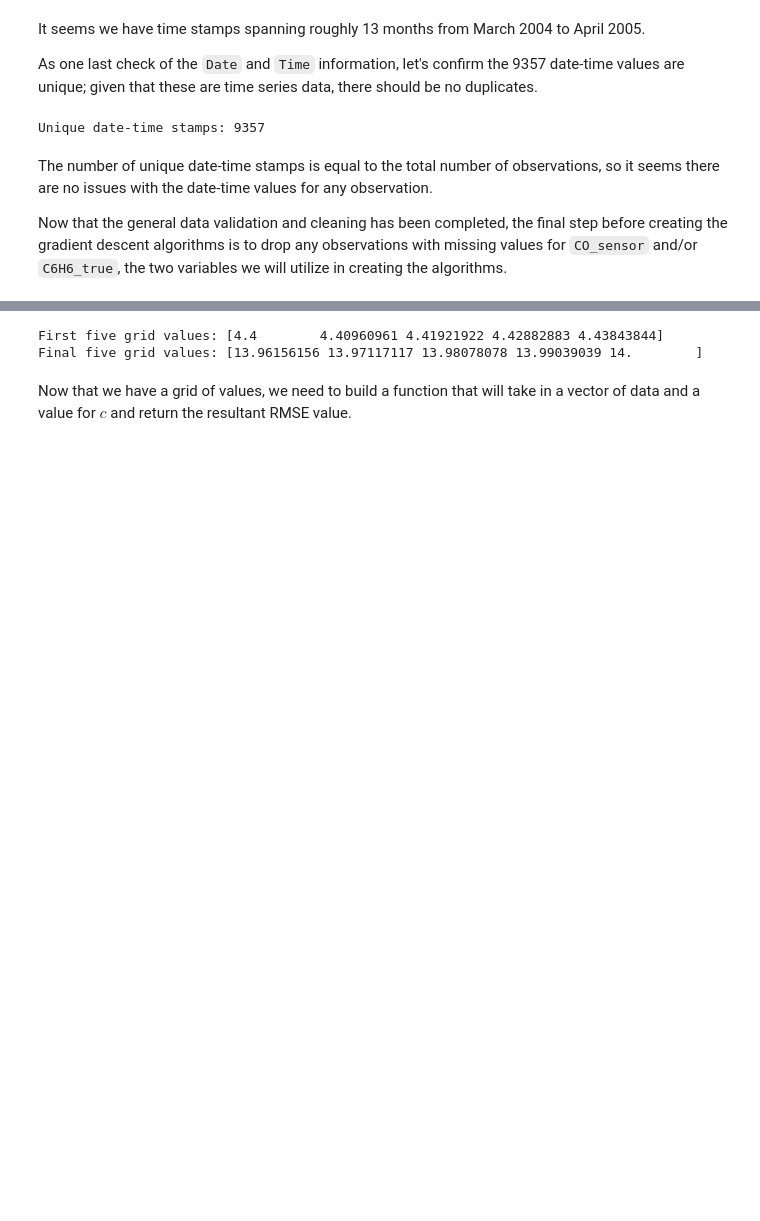
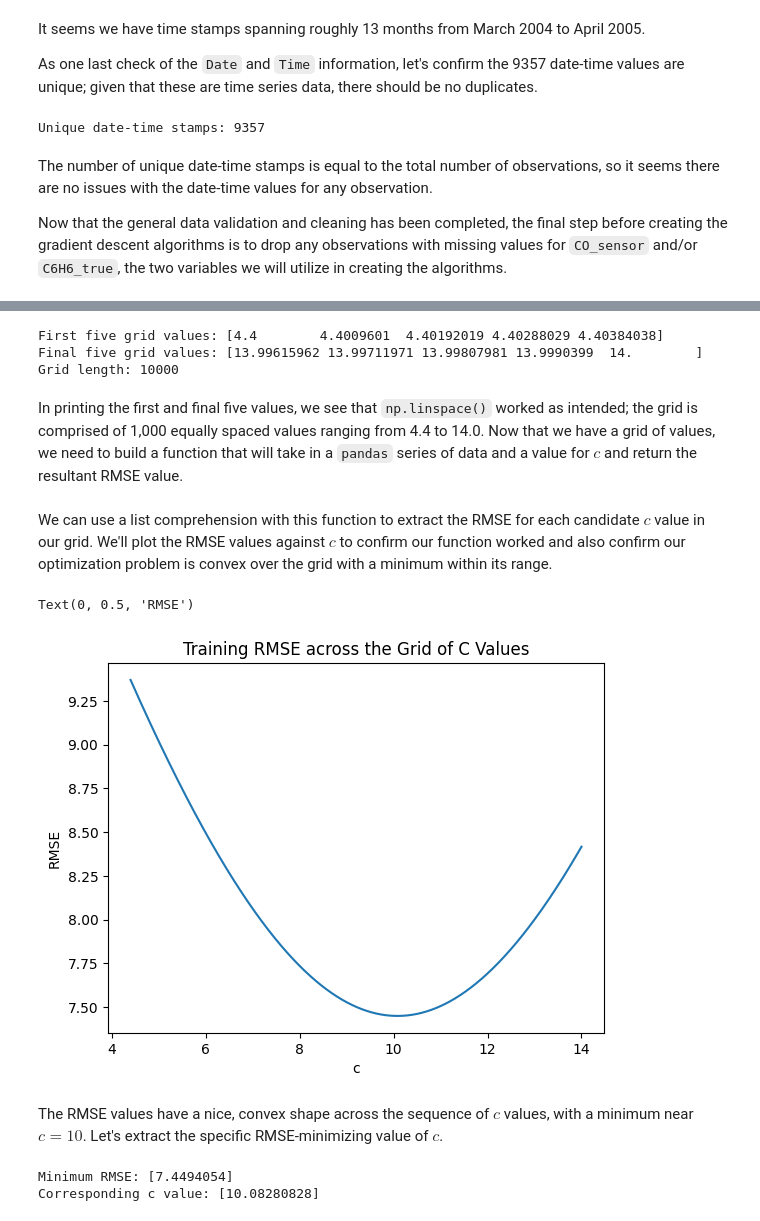
Before and after one commit to jccrews256/ST-554-Project1-Template, a Jupyter notebook: Task1/Task_1.ipynb, the cells around one changed output, grey strips where cells are left out. Saved outputs shown, nothing was run; the diff lists cells and outputs as text; code cells hidden in the pictures; blank space fills up the shorter version.

Commit message:
Adding grid search for optimal constant prediction

```diff
--- a/Task1/Task_1.ipynb
+++ b/Task1/Task_1.ipynb
@@ -202,7 +204,7 @@ The number of unique date-time stamps is equal to the total number of observatio
 Now that the general data validation and cleaning has been completed, the final step before creating the gradient descent algorithms is to drop any observations with missing values for `CO_sensor` and/or `C6H6_true`, the two variables we will utilize in creating the algorithms.
 # %%
 # Subsetting to only observations without missing values for CO_true and C6H6_true
-air_quality_df = air_quality_df.dropna(subset = ["CO_sensor", "C6H6_true"])
+air_quality_df = air_quality_df[["CO_sensor", "C6H6_true"]].dropna()
 
 print("Observations without missing values for either CO_sensor or C6H6_true:",
       air_quality_df.shape[0])
@@ -229,19 +231,50 @@ The first step is to determine the values of $c$ to test. It seems reasonable th
 C6H6_quartiles = air_quality_df.C6H6_true.quantile(q = [0.25, 0.75])
 
 # Generating grid for c ranging from first quartile to third quartile
-c_grid = np.linspace(C6H6_quartiles[0.25], C6H6_quartiles[0.75], 1000)
+c_grid = np.linspace(C6H6_quartiles[0.25], C6H6_quartiles[0.75], 10000)
 
 # Printing the first and final five grid values
 print("First five grid values:", c_grid[:5])
 print("Final five grid values:", c_grid[-5:])
+print("Grid length:", len(c_grid))
 # %% [output]
-First five grid values: [4.4        4.40960961 4.41921922 4.42882883 4.43843844]
-Final five grid values: [13.96156156 13.97117117 13.98078078 13.99039039 14.        ]
+First five grid values: [4.4        4.4009601  4.40192019 4.40288029 4.40384038]
+Final five grid values: [13.99615962 13.99711971 13.99807981 13.9990399  14.        ]
+Grid length: 10000
 # %% [markdown]
-Now that we have a grid of values, we need to build a function that will take in a vector of data and a value for $c$ and return the resultant RMSE value.
+In printing the first and final five values, we see that `np.linspace()` worked as intended; the grid is comprised of 1,000 equally spaced values ranging from 4.4 to 14.0. Now that we have a grid of values, we need to build a function that will take in a `pandas` series of data and a value for $c$ and return the resultant RMSE value.
 # %%
 # Constructing RMSE calculator function
 def rmse_calculator(y, c):
-    sq_errors = (air_quality_df.C6H6_true - 10)**2
+    sq_errors = (y - c)**2
     rmse = sqrt(1/len(sq_errors)*sq_errors.sum())
     return rmse
+# %% [markdown]
+We can use a list comprehension with this function to extract the RMSE for each candidate $c$ value in our grid. We'll plot the RMSE values against $c$ to confirm our function worked and also confirm our optimization problem is convex over the grid with a minimum within its range.
+# %%
+# Capturing RMSE for each value in c_grid
+rmse_grid = [rmse_calculator(air_quality_df.C6H6_true, c) for c in c_grid]
+
+# Capturing c and rmse values in a dataframe
+rmse_df = pd.DataFrame(zip(c_grid, rmse_grid), columns = ["c", "rmse"],
+                       index = c_grid)
+
+# Plotting rmse against c
+rmse_df.rmse.plot()
+plt.title("Training RMSE across the Grid of C Values")
+plt.xlabel("c")
+plt.ylabel("RMSE")
+# %% [output]
+Text(0, 0.5, 'RMSE')
+[figure, added]
+# %% [markdown]
+The RMSE values have a nice, convex shape across the sequence of $c$ values, with a minimum near $c=10$. Let's extract the specific RMSE-minimizing value of $c$.
+# %%
+# Printing minimum RMSE and corresponding c
+print("Minimum RMSE:",
+      rmse_df.loc[rmse_df.rmse == rmse_df.rmse.min()]["rmse"].values)
+print("Corresponding c value:",
+      rmse_df.loc[rmse_df.rmse == rmse_df.rmse.min()]["c"].values)
+# %% [output]
+Minimum RMSE: [7.4494054]
+Corresponding c value: [10.08280828]
```
Also changed, not shown: parts of 12 cells of this notebook.
